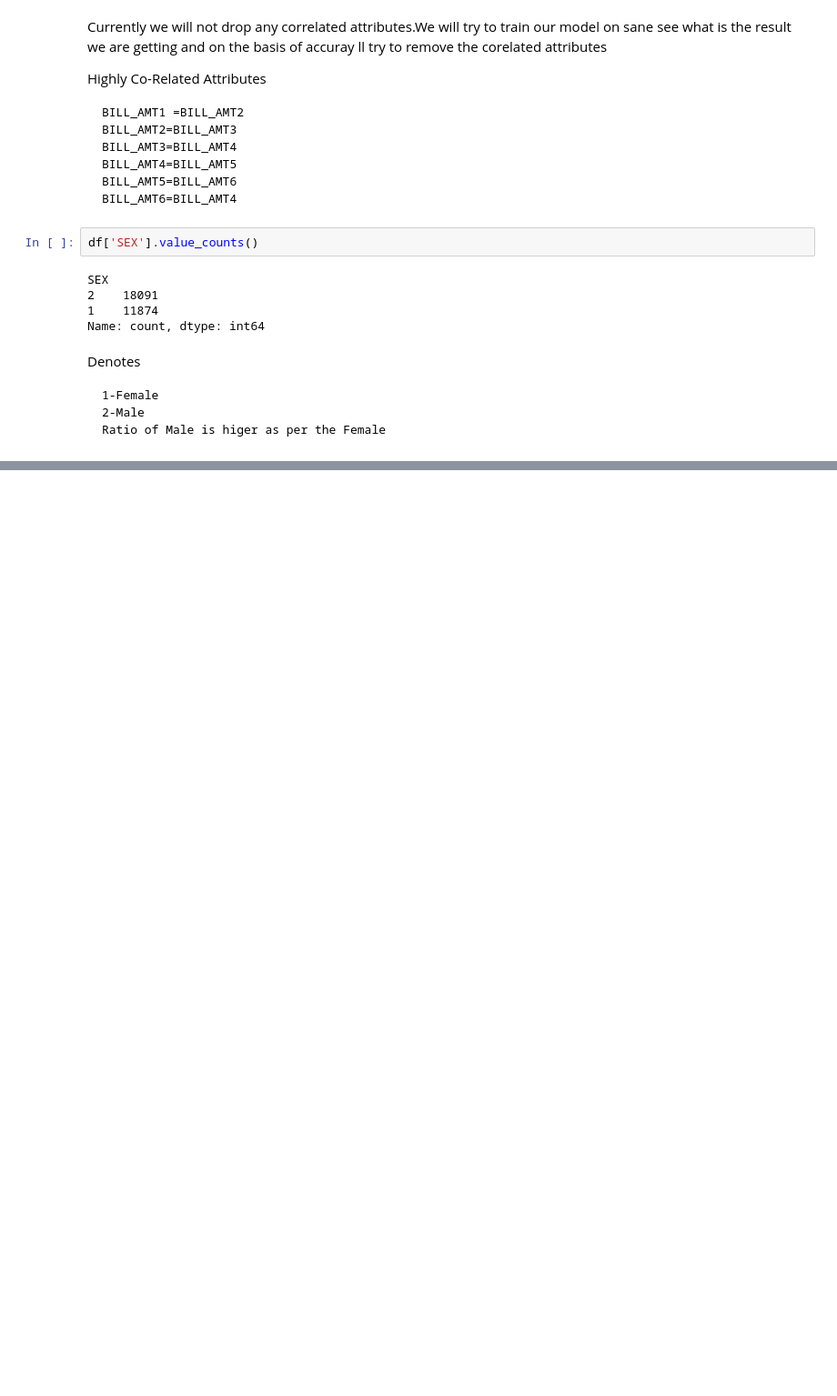
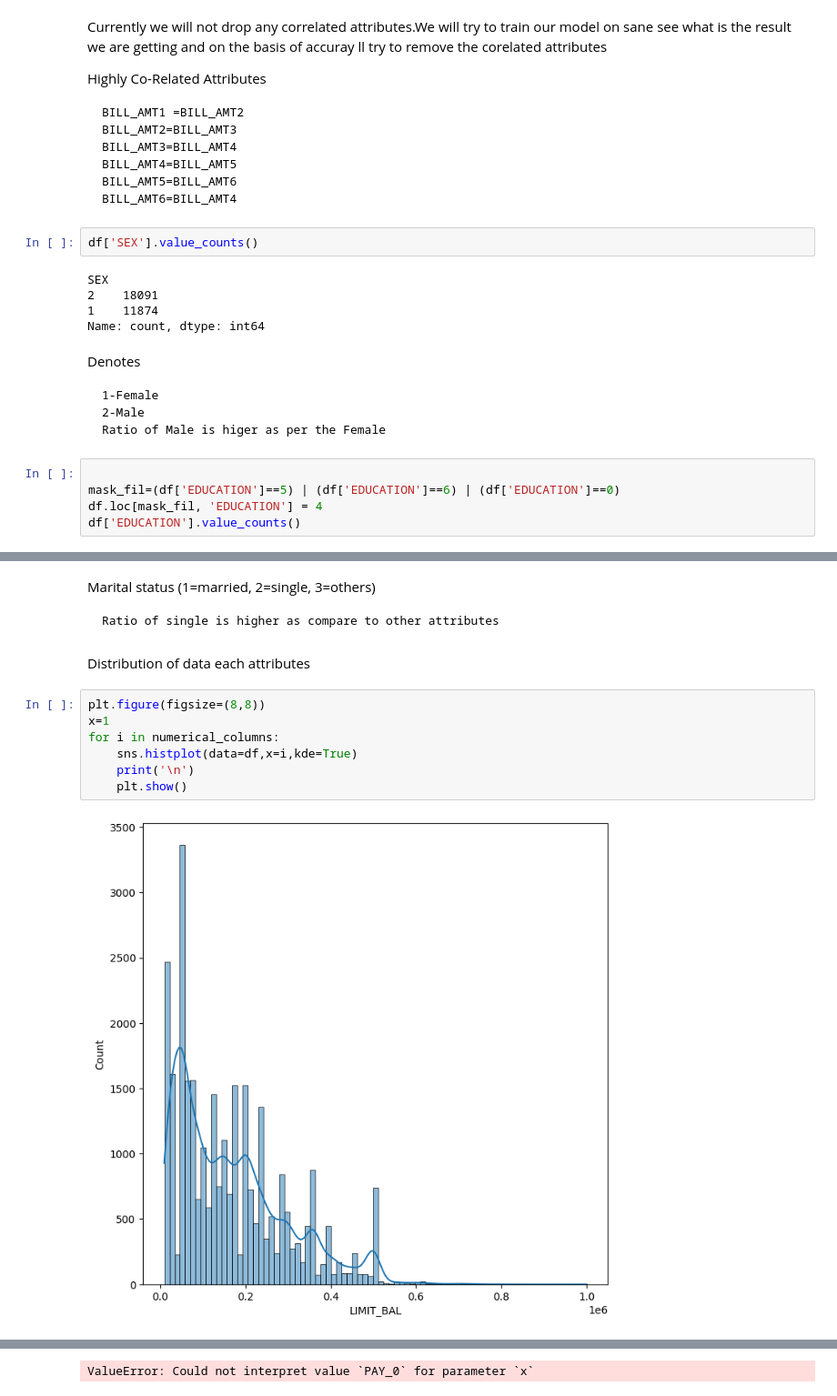
Before and after one commit to Ksanu275/Default_Credit_Card, a Jupyter notebook: notebook/EDA.ipynb, the cells around one changed output, grey strips where cells are left out. Shown at 91% size. Saved outputs shown, nothing was run; the diff lists cells and outputs as text; blank space fills up the shorter version.

```diff
--- a/notebook/EDA.ipynb
+++ b/notebook/EDA.ipynb
@@ -189,3 +251,8 @@ Denotes
     1-Female
     2-Male
     Ratio of Male is higer as per the Female
+# %%
+
+mask_fil=(df['EDUCATION']==5) | (df['EDUCATION']==6) | (df['EDUCATION']==0)
+df.loc[mask_fil, 'EDUCATION'] = 4
+df['EDUCATION'].value_counts()
@@ -191,0 +279,15 @@ Denotes
+# %% [markdown]
+Marital status (1=married, 2=single, 3=others)
+
+    Ratio of single is higher as compare to other attributes
+# %% [markdown]
+Distribution of data each attributes
+# %%
+plt.figure(figsize=(8,8))
+x=1
+for i in numerical_columns:
+    sns.histplot(data=df,x=i,kde=True)
+    print('\n')
+    plt.show()
+# %% [output]
+[figure, added]
@@ -191,0 +298 @@ Denotes
+ValueError: Could not interpret value `PAY_0` for parameter `x`
```
Also changed, not shown: parts of 48 cells of this notebook, 3 other files.
